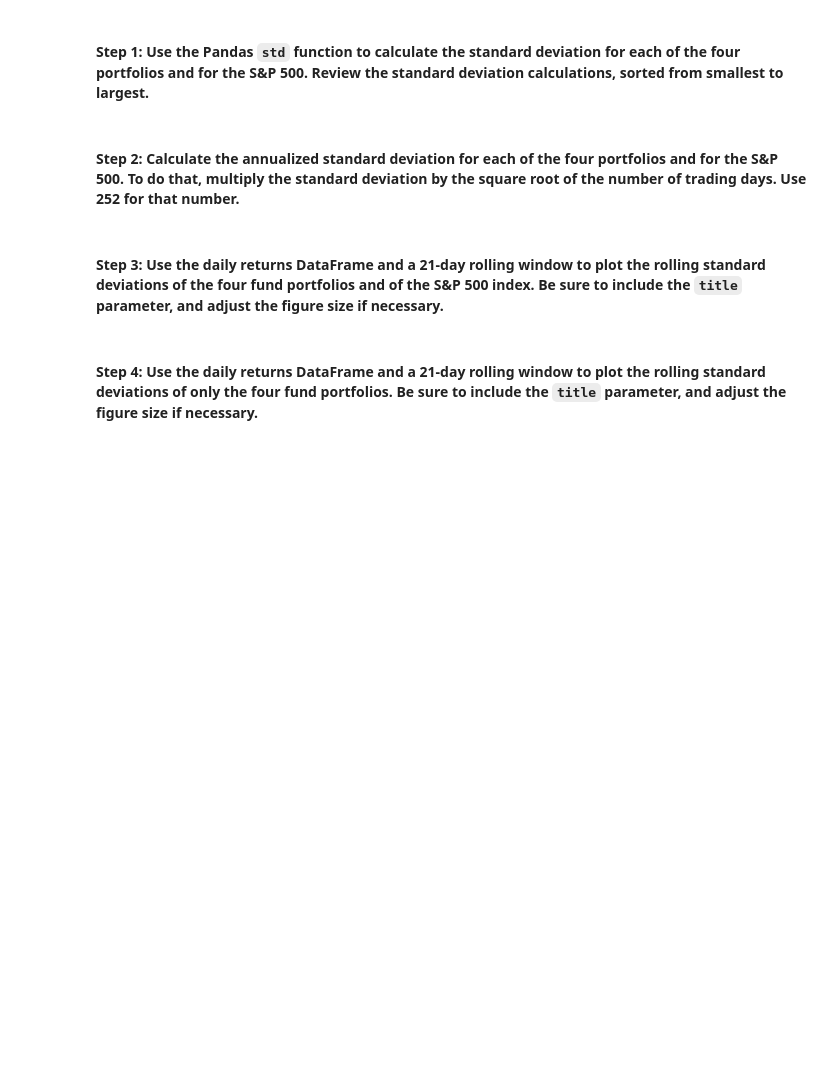
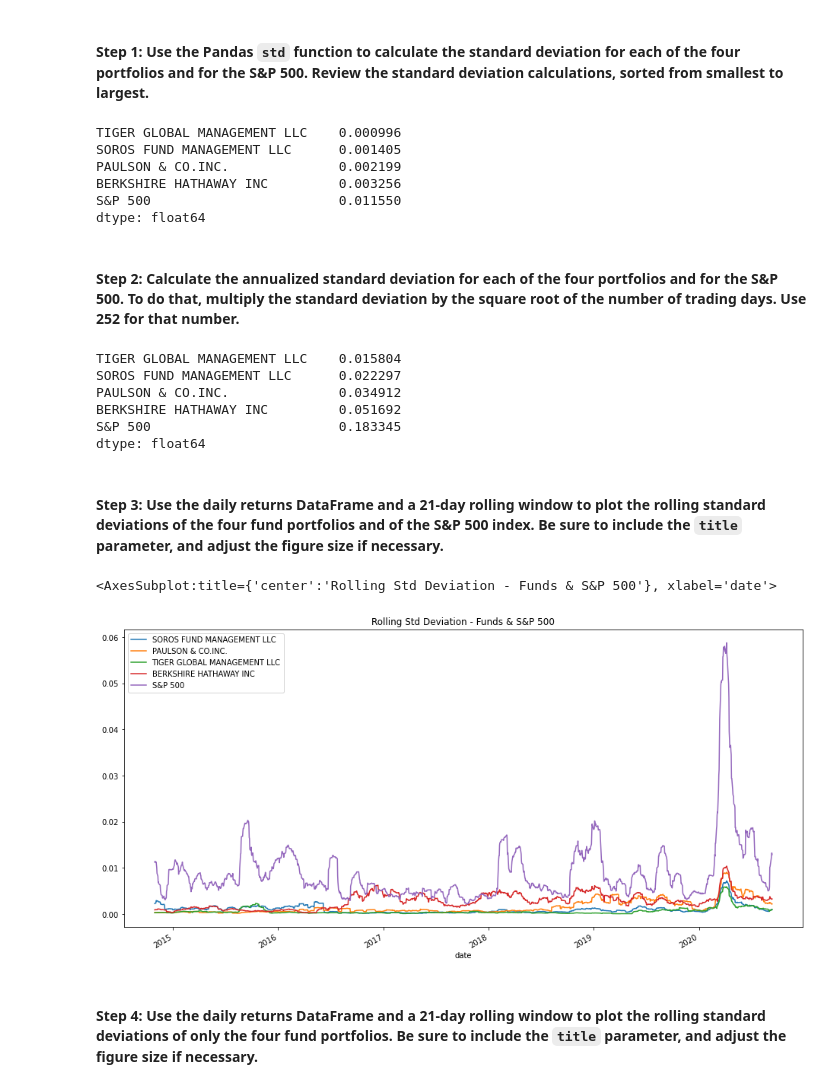
Before and after one commit to saeedraghib/m04_challenge_01, a Jupyter notebook: sr_risk_return_analysis.ipynb, the cells around one changed output. Drawn from its saved outputs; the diff is of its cells as text; code cells hidden in the pictures; blank space fills up the shorter version.

```diff
--- a/sr_risk_return_analysis.ipynb
+++ b/sr_risk_return_analysis.ipynb
@@ -109,6 +110,10 @@ from pathlib import Path
 
 # Import the %matplotlib inline dependency
 %matplotlib inline
+# %%
+# variables
+number_of_trading_days = 252
+window = 21
 # %% [markdown]
 #### Step 2: Use the `read_csv` function and the `Path` module to read the `whale_navs.csv` file into a Pandas DataFrame. Be sure to create a `DateTimeIndex`. Review the first five rows of the DataFrame by using the `head` function.
 # %%
@@ -404,19 +407,43 @@ Evaluate the risk profile of each portfolio by using the standard deviation and
 # Calculate and sort the standard deviation for all 4 portfolios and the S&P 500
 # Review the standard deviations sorted smallest to largest
 # YOUR CODE HERE
+std_deviation = daily_returns.std()
+std_deviation.sort_values()
+# %% [output]
+TIGER GLOBAL MANAGEMENT LLC    0.000996
+SOROS FUND MANAGEMENT LLC      0.001405
+PAULSON & CO.INC.              0.002199
+BERKSHIRE HATHAWAY INC         0.003256
+S&P 500                        0.011550
+dtype: float64
 # %% [markdown]
 #### Step 2: Calculate the annualized standard deviation for each of the four portfolios and for the S&P 500. To do that, multiply the standard deviation by the square root of the number of trading days. Use 252 for that number.
 # %%
 # Calculate and sort the annualized standard deviation (252 trading days) of the 4 portfolios and the S&P 500
 # Review the annual standard deviations smallest to largest
 # YOUR CODE HERE
+annual_std_deviation = std_deviation * np.sqrt(number_of_trading_days)
+annual_std_deviation.sort_values()
+# %% [output]
+TIGER GLOBAL MANAGEMENT LLC    0.015804
+SOROS FUND MANAGEMENT LLC      0.022297
+PAULSON & CO.INC.              0.034912
+BERKSHIRE HATHAWAY INC         0.051692
+S&P 500                        0.183345
+dtype: float64
 # %% [markdown]
 #### Step 3: Use the daily returns DataFrame and a 21-day rolling window to plot the rolling standard deviations of the four fund portfolios and of the S&P 500 index. Be sure to include the `title` parameter, and adjust the figure size if necessary.
 # %%
 # Using the daily returns DataFrame and a 21-day rolling window,
 # plot the rolling standard deviation of the 4 portfolios and the S&P 500
 # Include a title parameter and adjust the figure size
 # YOUR CODE HERE
+
+rolling_std_dev_all = daily_returns.rolling(window).std()
+rolling_std_dev_all.plot(figsize=(16,8), kind='line', title='Rolling Std Deviation - Funds & S&P 500')
+# %% [output]
+<AxesSubplot:title={'center':'Rolling Std Deviation - Funds & S&P 500'}, xlabel='date'>
+[figure, added]
 # %% [markdown]
 #### Step 4: Use the daily returns DataFrame and a 21-day rolling window to plot the rolling standard deviations of only the four fund portfolios. Be sure to include the `title` parameter, and adjust the figure size if necessary.
 # %%
```
Also changed, not shown: parts of 22 cells of this notebook, 1 other file.
